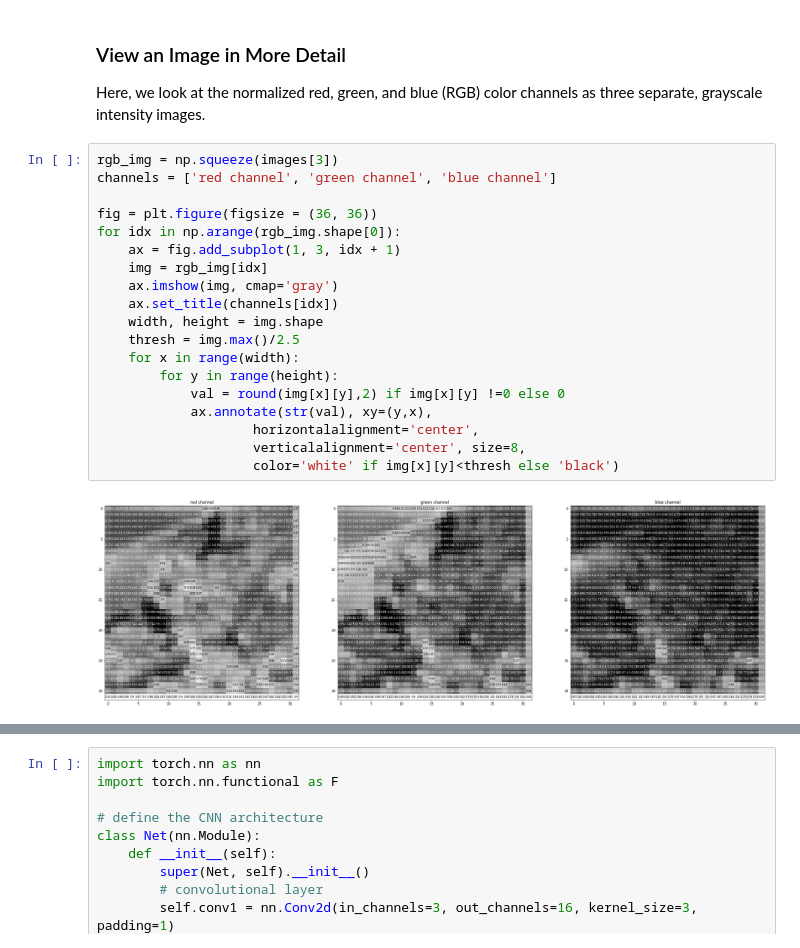
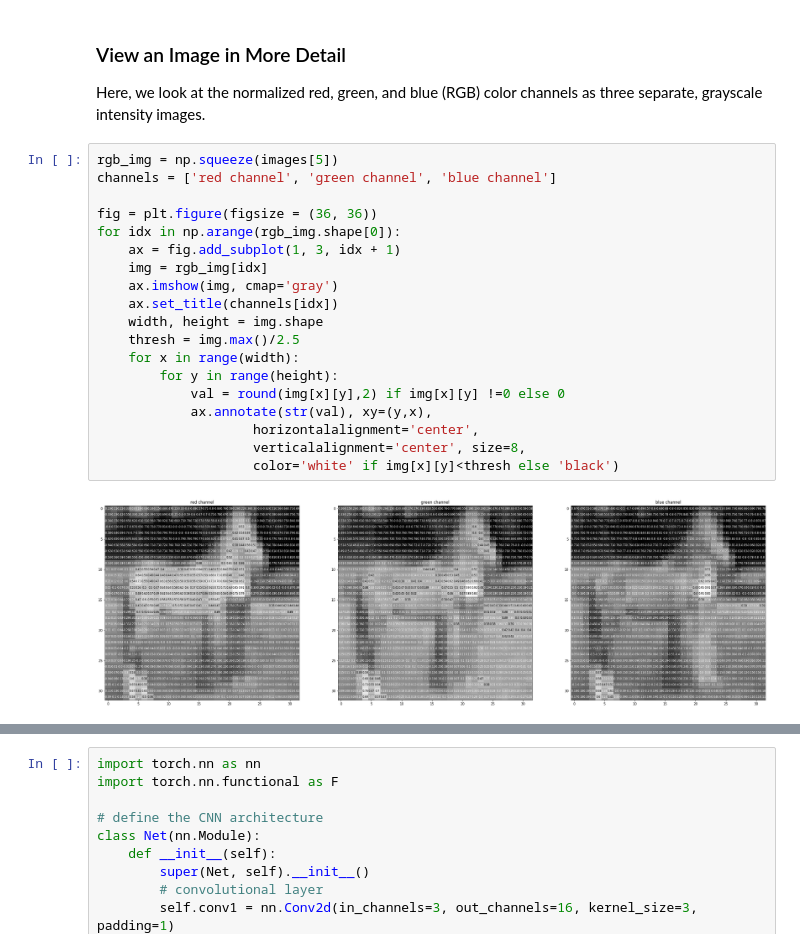
Before and after one commit to webserg/pythonML, a Jupyter notebook: pythonML/notebooks/Pytorch/cifar-cnn/cifar10_cnn_exercise.ipynb, the cells around one changed output, grey strips where cells are left out. Saved outputs shown, nothing was run; the diff lists cells and outputs as text.

```diff
--- a/pythonML/notebooks/Pytorch/cifar-cnn/cifar10_cnn_exercise.ipynb
+++ b/pythonML/notebooks/Pytorch/cifar-cnn/cifar10_cnn_exercise.ipynb
@@ -107,26 +117,26 @@ for idx in np.arange(20):
 
 Here, we look at the normalized red, green, and blue (RGB) color channels as three separate, grayscale intensity images.
 # %%
-rgb_img = np.squeeze(images[3])
+rgb_img = np.squeeze(images[5])
 channels = ['red channel', 'green channel', 'blue channel']
 
 fig = plt.figure(figsize = (36, 36))
 for idx in np.arange(rgb_img.shape[0]):
     ax = fig.add_subplot(1, 3, idx + 1)
     img = rgb_img[idx]
     ax.imshow(img, cmap='gray')
     ax.set_title(channels[idx])
     width, height = img.shape
     thresh = img.max()/2.5
     for x in range(width):
         for y in range(height):
             val = round(img[x][y],2) if img[x][y] !=0 else 0
             ax.annotate(str(val), xy=(y,x),
                     horizontalalignment='center',
                     verticalalignment='center', size=8,
                     color='white' if img[x][y]<thresh else 'black')
 # %% [output]
-[figure, old version]
+[figure, new version]
 # %% [markdown]
 ---
 ## Define the Network [Architecture](http://pytorch.org/docs/stable/nn.html)
```
Also changed, not shown: parts of 4 cells of this notebook, 35 other files.
